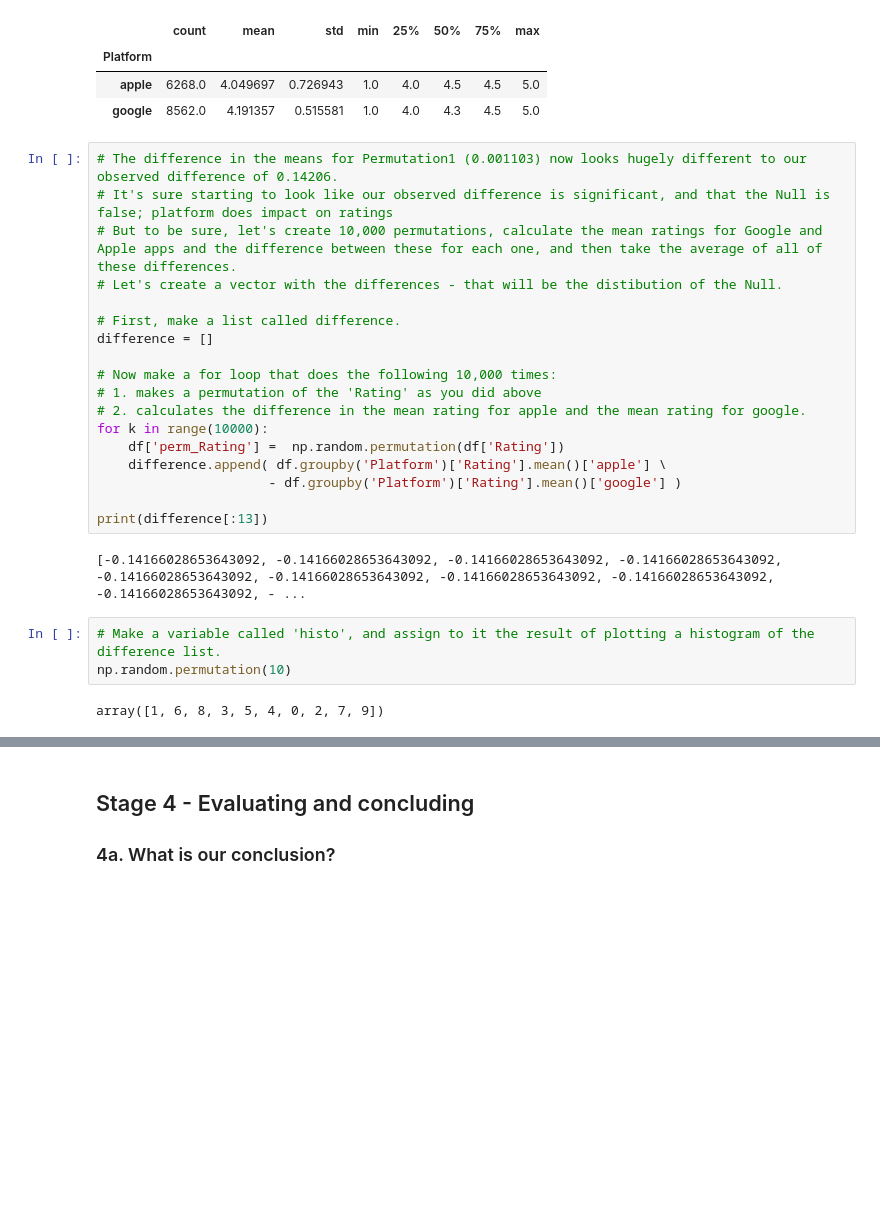
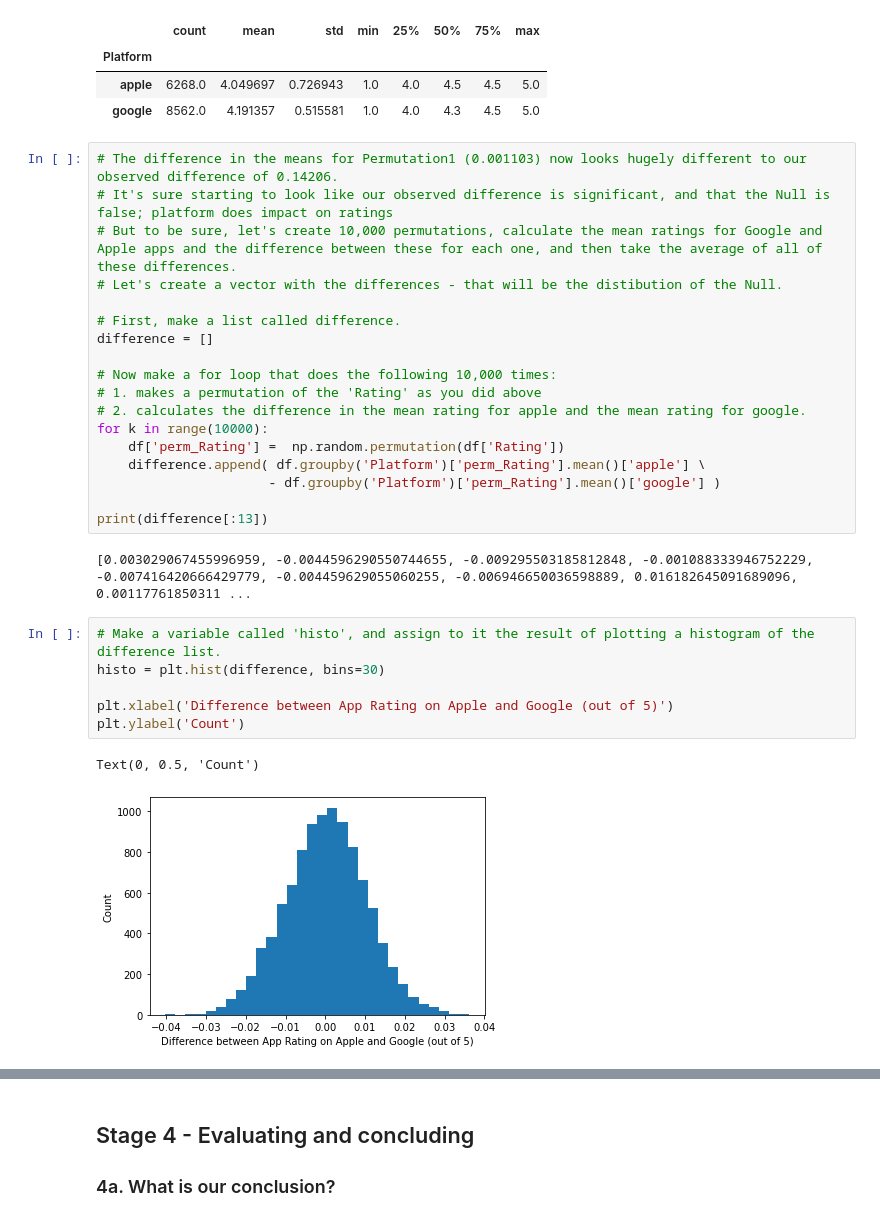
Before and after one commit to Khalif81/AppStore_GoogvsAppl, a Jupyter notebook: Springboard Apps project - Tier 3_KhalifOliver.ipynb, the cells around one changed output, grey strips where cells are left out. Cells and saved outputs as stored; diff of their text form; blank space fills up the shorter version.

```diff
--- a/Springboard Apps project - Tier 3_KhalifOliver.ipynb
+++ b/Springboard Apps project - Tier 3_KhalifOliver.ipynb
@@ -581,16 +581,20 @@ difference = []
 # 2. calculates the difference in the mean rating for apple and the mean rating for google.
 for k in range(10000):
     df['perm_Rating'] =  np.random.permutation(df['Rating'])
-    difference.append( df.groupby('Platform')['Rating'].mean()['apple'] \
-                      - df.groupby('Platform')['Rating'].mean()['google'] )
+    difference.append( df.groupby('Platform')['perm_Rating'].mean()['apple'] \
+                      - df.groupby('Platform')['perm_Rating'].mean()['google'] )
 
 print(difference[:13])
 # %% [output]
-[-0.14166028653643092, -0.14166028653643092, -0.14166028653643092, -0.14166028653643092, -0.14166028653643092, -0.14166028653643092, -0.14166028653643092, -0.14166028653643092, -0.14166028653643092, - ...
+[0.003029067455996959, -0.0044596290550744655, -0.009295503185812848, -0.001088333946752229, -0.007416420666429779, -0.004459629055060255, -0.006946650036598889, 0.016182645091689096, 0.00117761850311 ...
 # %%
 # Make a variable called 'histo', and assign to it the result of plotting a histogram of the difference list.
-np.random.permutation(10)
+histo = plt.hist(difference, bins=30)
+
+plt.xlabel('Difference between App Rating on Apple and Google (out of 5)')
+plt.ylabel('Count')
 # %% [output]
-array([1, 6, 8, 3, 5, 4, 0, 2, 7, 9])
+Text(0, 0.5, 'Count')
+[figure, added]
 # %%
 # Now make a variable called obs_difference, and assign it the result of the mean of our 'apple' variable and the mean of our 'google variable'
```
Also changed, not shown: parts of 2 cells of this notebook.
